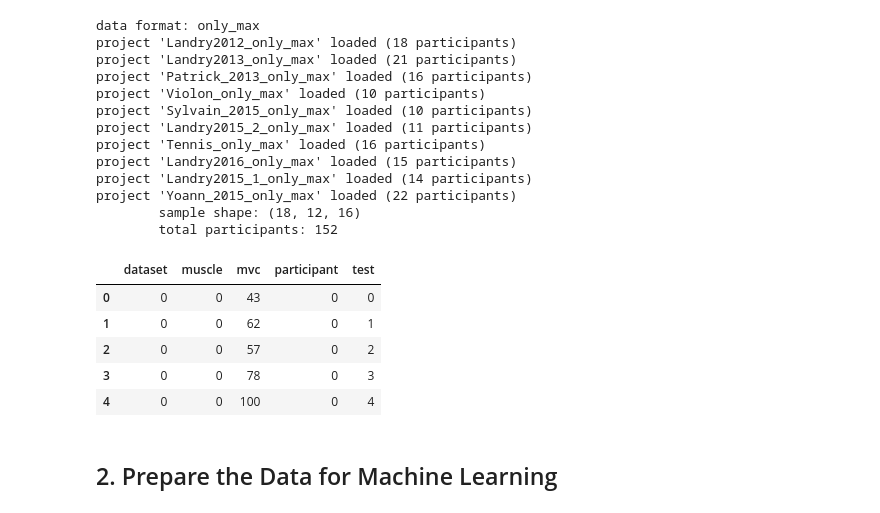
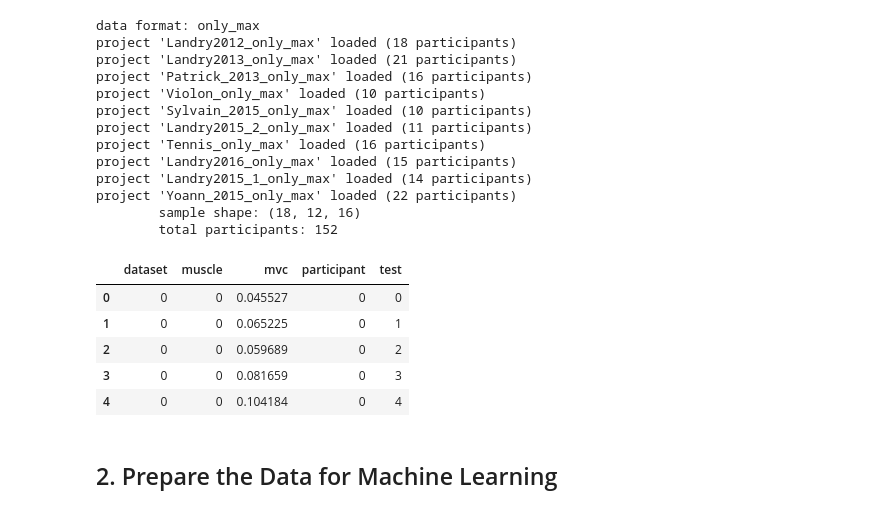
Before and after one commit to romainmartinez/mvc, a Jupyter notebook: 1_get_data.ipynb, the cells around one changed output. Drawn from its saved outputs; the diff is of its cells as text; code cells hidden in the pictures.

Commit message:
don't normalize data

```diff
--- a/1_get_data.ipynb
+++ b/1_get_data.ipynb
@@ -29,7 +29,7 @@ np.random.seed(RANDOM_SEED)
 DATA_PATH = '/media/romain/E/Projet_MVC/data/Final_output'
 DATA_FORMAT = 'only_max'  # could be either 'only_max', '3000_points' or '100_points'
 # %%
-mat = mvc.fileio.ImportMat(DATA_PATH, DATA_FORMAT, export='dict', normalize=True)
+mat = mvc.fileio.ImportMat(DATA_PATH, DATA_FORMAT, export='dict', normalize=False)
 # %% [output]
 data format: only_max
 project 'Landry2012_only_max' loaded (18 participants)
@@ -56,21 +56,21 @@ N_TEST = 16
 # %%
 # dict to single dataframe
 df_tidy = pd.DataFrame({
     'participant': mat.data['participants'],
     'dataset': mat.data['datasets'],
     'muscle': mat.data['muscles'],
     'test': mat.data['tests'],
     'mvc': mat.data['mvc'],
-}).dropna().astype(int)
+}).dropna()
 
 df_tidy.head()
 # %% [output]
 |  | dataset | muscle | mvc | participant | test |
-| 0 | 0 | 0 | 43 | 0 | 0 |
-| 1 | 0 | 0 | 62 | 0 | 1 |
-| 2 | 0 | 0 | 57 | 0 | 2 |
-| 3 | 0 | 0 | 78 | 0 | 3 |
-| 4 | 0 | 0 | 100 | 0 | 4 |
+| 0 | 0 | 0 | 0.045527 | 0 | 0 |
+| 1 | 0 | 0 | 0.065225 | 0 | 1 |
+| 2 | 0 | 0 | 0.059689 | 0 | 2 |
+| 3 | 0 | 0 | 0.081659 | 0 | 3 |
+| 4 | 0 | 0 | 0.104184 | 0 | 4 |
 # %% [markdown]
 ## 2. Prepare the Data for Machine Learning
 # %%
```
Also changed, not shown: parts of 2 cells of this notebook.
